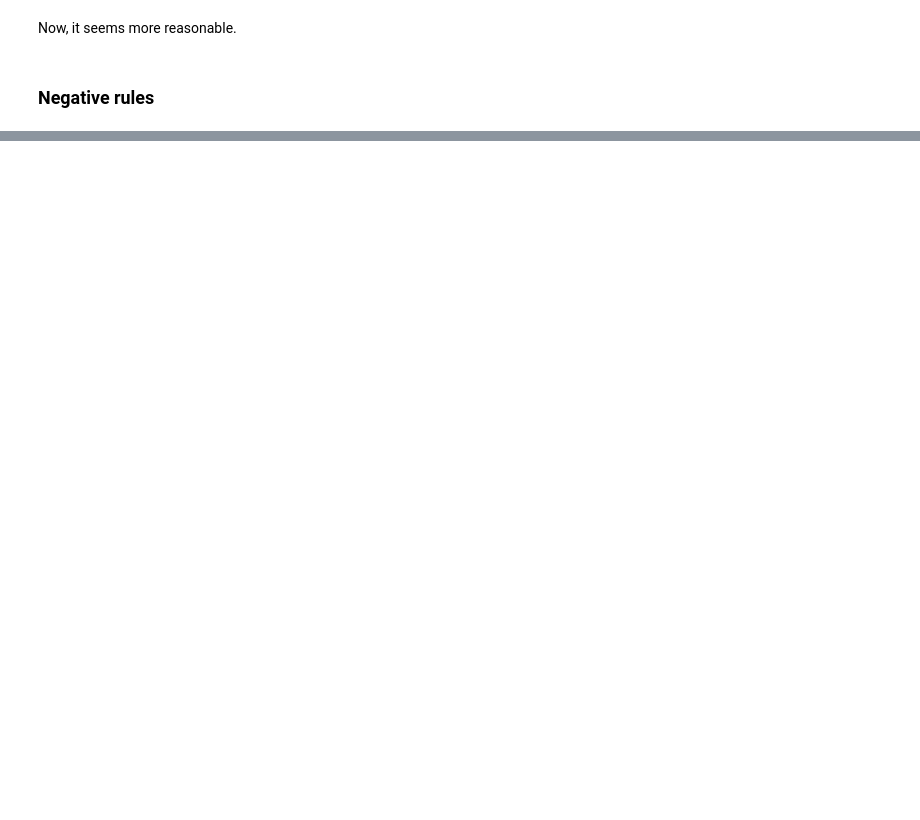
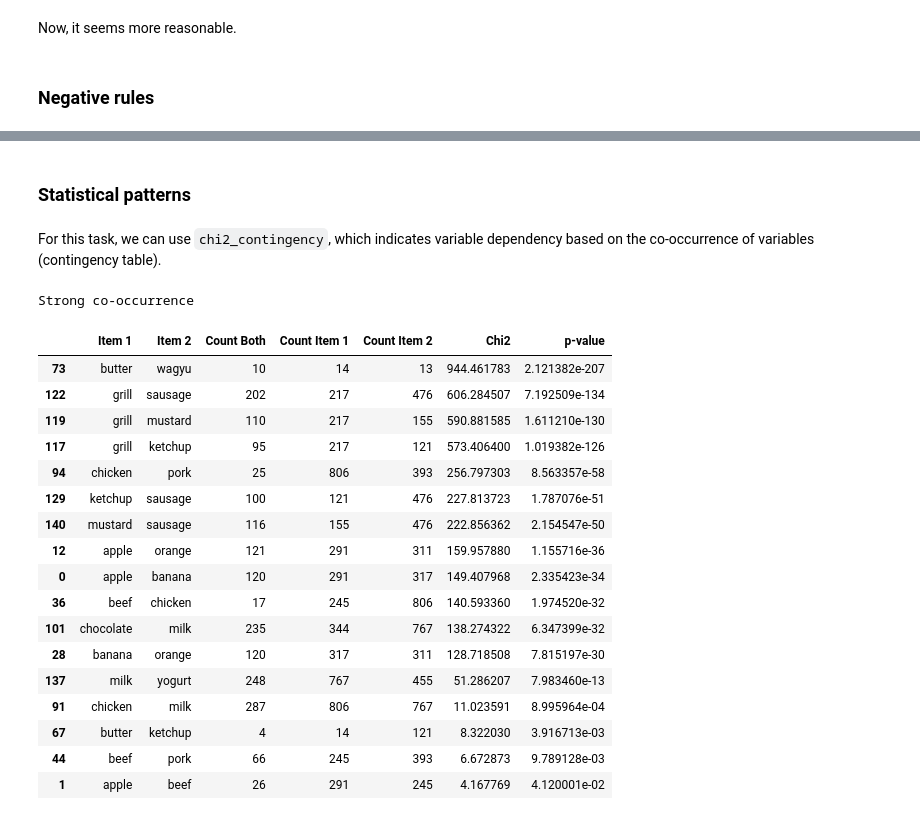
Before and after one commit to AndrewChmutov/information-retrieval.uni, a Jupyter notebook: lab6/Lab6IR.ipynb, the cells around one changed output, grey strips where cells are left out. Drawn from its saved outputs; the diff is of its cells as text; code cells hidden in the pictures; blank space fills up the shorter version.

```diff
--- a/lab6/Lab6IR.ipynb
+++ b/lab6/Lab6IR.ipynb
@@ -170,0 +258,52 @@ rules.loc[(rules["lift"] < 1), ["antecedents", "consequents", "lift", "confidenc
+# %% [markdown]
+### Statistical patterns
+# %% [markdown]
+For this task, we can use `chi2_contingency`, which indicates variable dependency based on the co-occurrence of variables (contingency table).
+# %%
+from scipy.stats import chi2_contingency
+
+alpha = 0.05
+results = []
+for A, B in itertools.combinations(df.columns, 2):
+    n_A  = df[A].sum()
+    n_B  = df[B].sum()
+    n_AB = (df[A] & df[B]).sum()
+
+    n_A_notB = n_A - n_AB
+    n_notA_B = n_B - n_AB
+    n_notA_notB = df.shape[0] - n_A_notB - n_notA_B - n_AB
+
+    contingency = np.array([
+        [n_AB,       n_A_notB],
+        [n_notA_B,   n_notA_notB]
+    ])
+    chi2, p, _, _ = chi2_contingency(contingency)
+
+    results.append((A, B, n_AB, n_A, n_B, chi2, p))
+
+chi2_df = pd.DataFrame(results, columns=["Item 1", "Item 2", "Count Both", "Count Item 1", "Count Item 2", "Chi2", "p-value"])
+chi2_df = chi2_df[chi2_df["p-value"] < alpha]
+chi2_df.sort_values("p-value", inplace=True)
+
+print("Strong co-occurrence")
+chi2_df
+# %% [output]
+Strong co-occurrence
+|  | Item 1 | Item 2 | Count Both | Count Item 1 | Count Item 2 | Chi2 | p-value |
+| 73 | butter | wagyu | 10 | 14 | 13 | 944.461783 | 2.121382e-207 |
+| 122 | grill | sausage | 202 | 217 | 476 | 606.284507 | 7.192509e-134 |
+| 119 | grill | mustard | 110 | 217 | 155 | 590.881585 | 1.611210e-130 |
+| 117 | grill | ketchup | 95 | 217 | 121 | 573.406400 | 1.019382e-126 |
+| 94 | chicken | pork | 25 | 806 | 393 | 256.797303 | 8.563357e-58 |
+| 129 | ketchup | sausage | 100 | 121 | 476 | 227.813723 | 1.787076e-51 |
+| 140 | mustard | sausage | 116 | 155 | 476 | 222.856362 | 2.154547e-50 |
+| 12 | apple | orange | 121 | 291 | 311 | 159.957880 | 1.155716e-36 |
+| 0 | apple | banana | 120 | 291 | 317 | 149.407968 | 2.335423e-34 |
+| 36 | beef | chicken | 17 | 245 | 806 | 140.593360 | 1.974520e-32 |
+| 101 | chocolate | milk | 235 | 344 | 767 | 138.274322 | 6.347399e-32 |
+| 28 | banana | orange | 120 | 317 | 311 | 128.718508 | 7.815197e-30 |
+| 137 | milk | yogurt | 248 | 767 | 455 | 51.286207 | 7.983460e-13 |
+| 91 | chicken | milk | 287 | 806 | 767 | 11.023591 | 8.995964e-04 |
+| 67 | butter | ketchup | 4 | 14 | 121 | 8.322030 | 3.916713e-03 |
+| 44 | beef | pork | 66 | 245 | 393 | 6.672873 | 9.789128e-03 |
+| 1 | apple | beef | 26 | 291 | 245 | 4.167769 | 4.120001e-02 |
```
Also changed, not shown: parts of 16 cells of this notebook.
